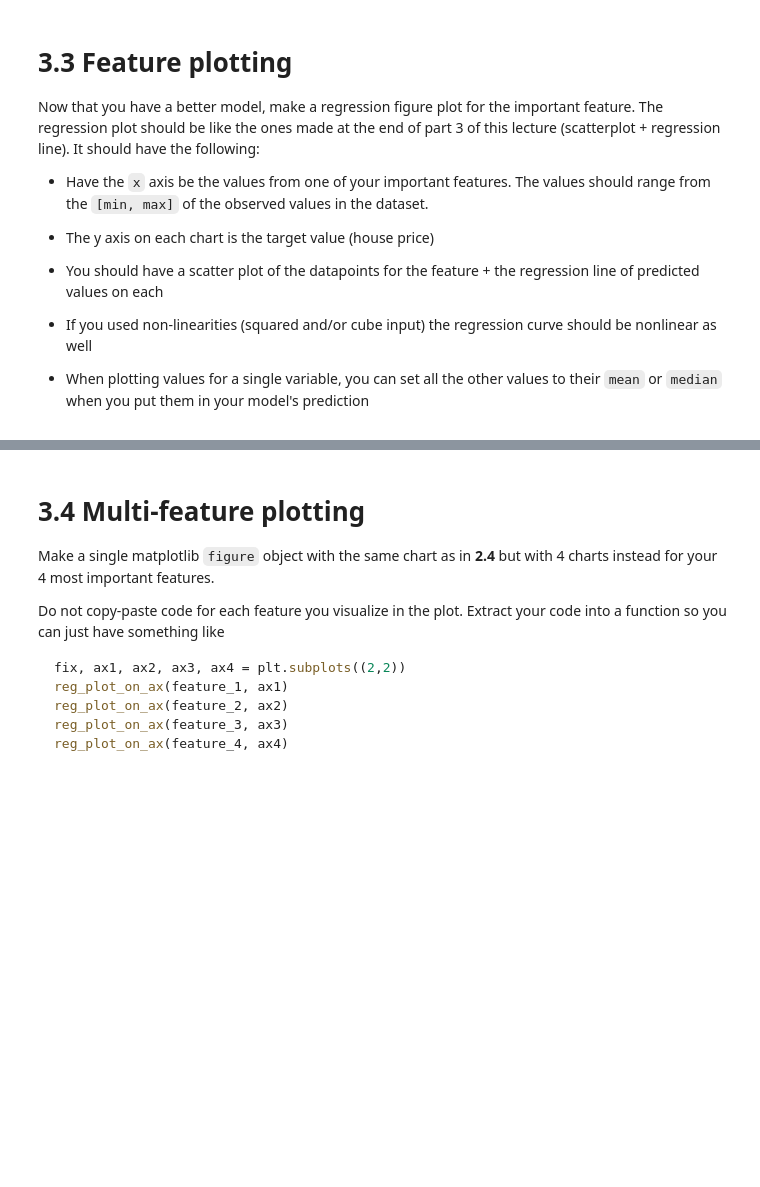
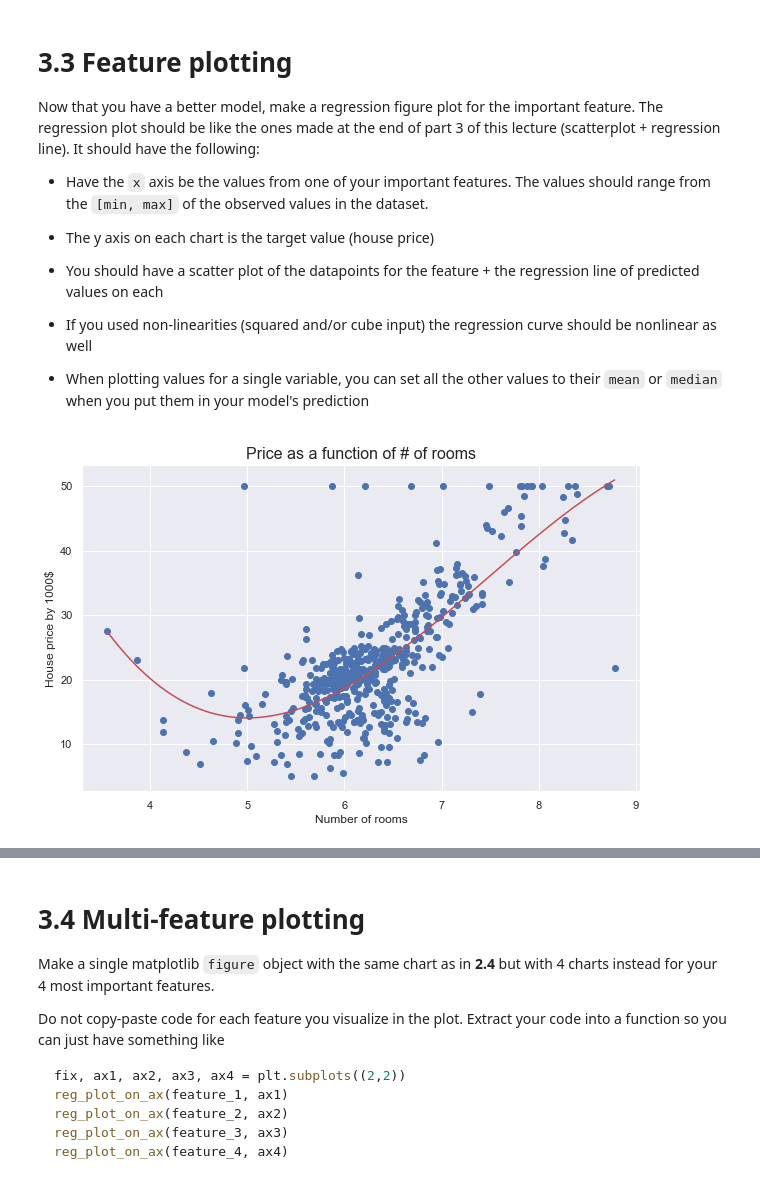
Before and after one commit to mmrossi/m3-1-regression, a Jupyter notebook: workshop.ipynb, the cells around one changed output, grey strips where cells are left out. Drawn from its saved outputs; the diff is of its cells as text; code cells hidden in the pictures; blank space fills up the shorter version.

```diff
--- a/workshop.ipynb
+++ b/workshop.ipynb
@@ -70,0 +250,9 @@ Report the $R^2$ and coefficients on each feature
+# %%
+sns.set()
+
+X = boston.drop('MEDV', axis=1)
+y = boston['MEDV']
+X = sm.add_constant(X)
+
+est = sm.OLS(y,X).fit()
+est.summary()
@@ -86,3 +494,46 @@ Now that you have a better model, make a regression figure plot for the importan
 - If you used non-linearities (squared and/or cube input) the regression curve should be nonlinear as well
 
 - When plotting values for a single variable, you can set all the other values to their `mean` or `median` when you put them in your model's prediction
+# %%
+boston = pd.DataFrame(data=load_boston().data, columns=load_boston().feature_names)
+boston['PRICE'] = load_boston().target # target is PRICE
+
+boston_2 = new_df_3.copy()
+boston_2['PRICE'] = load_boston().target
+
+X_room = boston_2['RM'] #New df with only RM, ignores other features
+
+y_price = boston_2.PRICE # y is the price
+y_price = np.array(y_price)
+
+X_room = sm.add_constant(X_room) # add constant
+X_room1 = np.array(X_room) #deg 1
+X_room2 = np.concatenate([X_room1, np.square(X_room1[:,1])[:, np.newaxis]],axis=1) # deg 2
+# for future reference, can also import things into a dataframe and then add columns instead of using newaxis
+X_room3 = np.concatenate([X_room2, (X_room1[:,1]**3)[:, np.newaxis]], axis=1) # deg 3
+
+# Model where price (dependent) and number of rooms and occurence is X
+results1 = sm.OLS(y_price, X_room).fit() # deg 1
+results2 = sm.OLS(y_price, X_room2).fit() # deg 2
+results3 = sm.OLS(y_price, X_room3).fit() # deg 3
+
+bmin, bmax = boston_2.RM.min(), boston_2.RM.max() # min and max observed
+
+# Max and min of observed values
+x_hat1 = sm.add_constant(np.linspace(bmin, bmax, len(boston_2)))
+x_hat2 = np.concatenate([x_hat1, np.square(x_hat1[:,1])[:, np.newaxis]], axis=1) # square term here
+x_hat3 = np.concatenate([x_hat2, (x_hat1[:,1]**3)[:, np.newaxis]], axis=1) # third degree
+
+y_hat1 = results1.predict(x_hat1[:, np.newaxis]) #degree 1 predictions
+y_hat2 = results2.predict(x_hat2[: np.newaxis]) # degree 2 predictions
+y_hat3 = results3.predict(x_hat3[:, np.newaxis]) # degree 3 predictions
+
+fig, ax = plt.subplots(figsize=(10,6))
+plt.plot(x_hat1[:, 1], y_hat3, 'r') # num of rooms and pred of price
+plt.scatter(boston_2['RM'], y_price) #num of rooms and actual price
+plt.title('Price as a function of # of rooms', size= 16)
+plt.xlabel('Number of rooms')
+plt.ylabel('House price by 1000$')
+plt.show()
+# %% [output]
+[figure, added]
```
Also changed, not shown: parts of 19 cells of this notebook.
